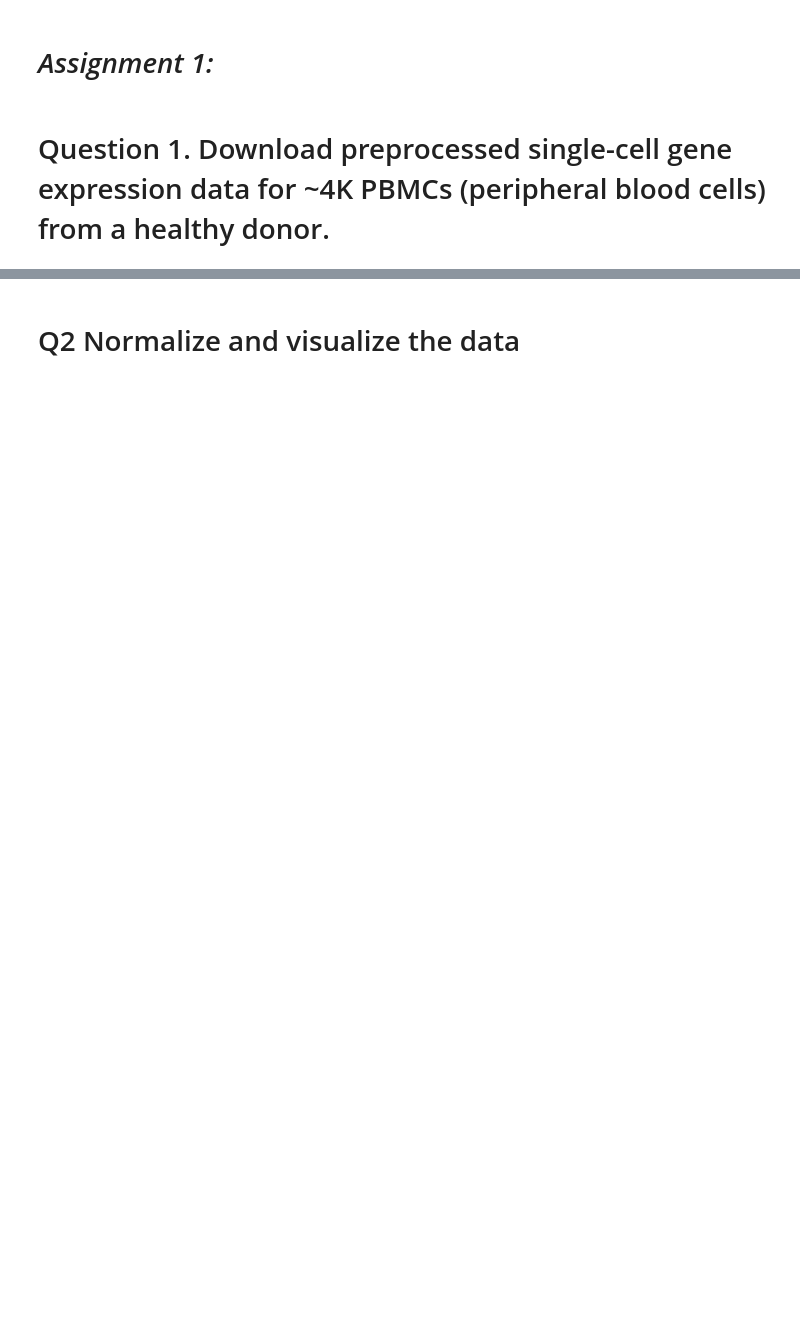
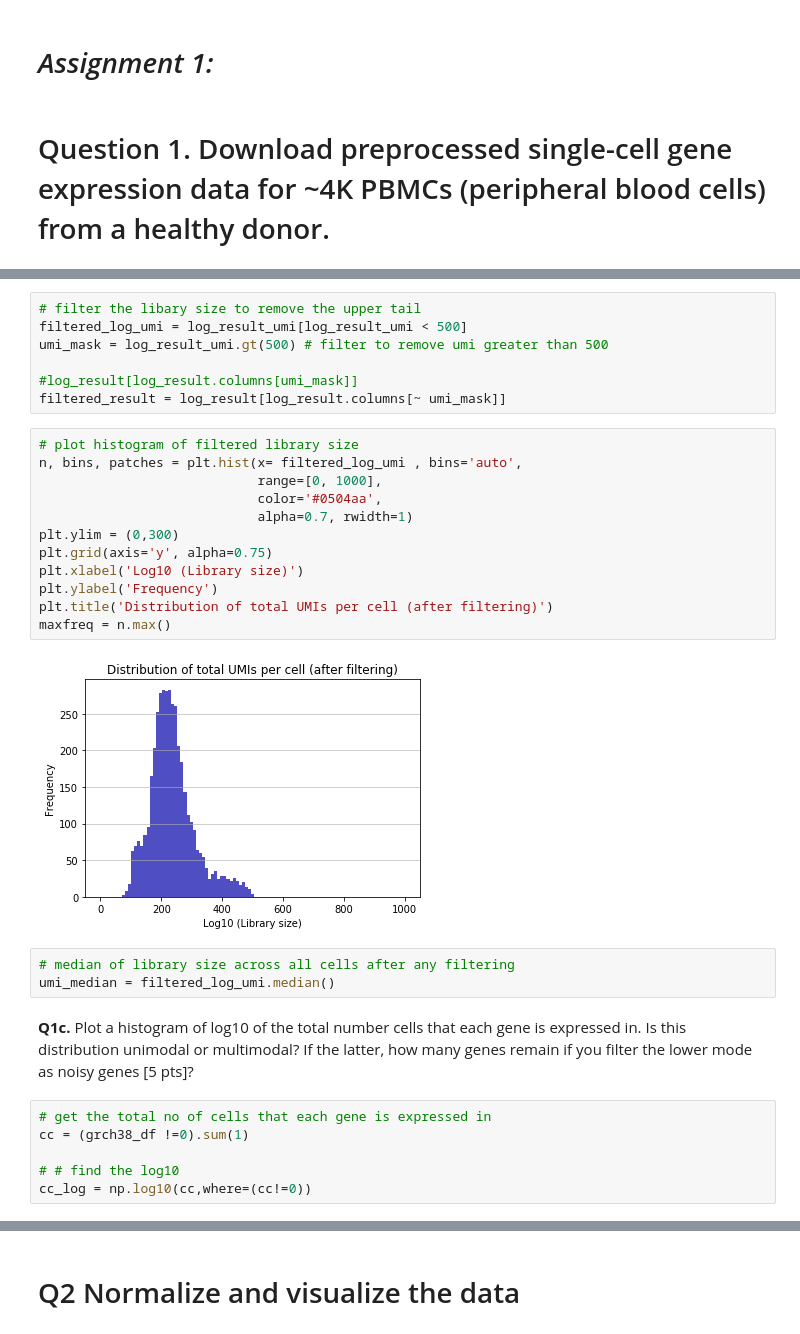
Before and after one commit to kjw2116/BMENE-HW1, a Jupyter notebook: Whyte_Bmen4480_Assignment1.ipynb, the cells around one changed output, grey strips where cells are left out. Saved outputs shown, nothing was run; the diff lists cells and outputs as text; blank space fills up the shorter version.

```diff
--- a/Whyte_Bmen4480_Assignment1.ipynb
+++ b/Whyte_Bmen4480_Assignment1.ipynb
@@ -167,0 +86,34 @@ np.median(sparse_matrix) #this is so frustrating
+# %%
+# filter the libary size to remove the upper tail
+filtered_log_umi = log_result_umi[log_result_umi < 500]
+umi_mask = log_result_umi.gt(500) # filter to remove umi greater than 500
+
+#log_result[log_result.columns[umi_mask]]
+filtered_result = log_result[log_result.columns[~ umi_mask]]
+# %%
+# plot histogram of filtered library size
+n, bins, patches = plt.hist(x= filtered_log_umi , bins='auto',
+                            range=[0, 1000],
+                            color='#0504aa',
+                            alpha=0.7, rwidth=1)
+plt.ylim = (0,300)
+plt.grid(axis='y', alpha=0.75)
+plt.xlabel('Log10 (Library size)')
+plt.ylabel('Frequency')
+plt.title('Distribution of total UMIs per cell (after filtering)')
+maxfreq = n.max()
+# %% [output]
+[figure, added]
+# %%
+# median of library size across all cells after any filtering
+umi_median = filtered_log_umi.median()
+# %% [markdown]
+**Q1c.** Plot a histogram of log10 of the total number cells that each gene is expressed in. Is this
+distribution unimodal or multimodal? If the latter, how many genes remain if you filter the lower
+mode as noisy genes [5 pts]?
+# %%
+# get the total no of cells that each gene is expressed in
+cc = (grch38_df !=0).sum(1)
+
+# # find the log10
+cc_log = np.log10(cc,where=(cc!=0))
```
Also changed, not shown: parts of 66 cells of this notebook.
